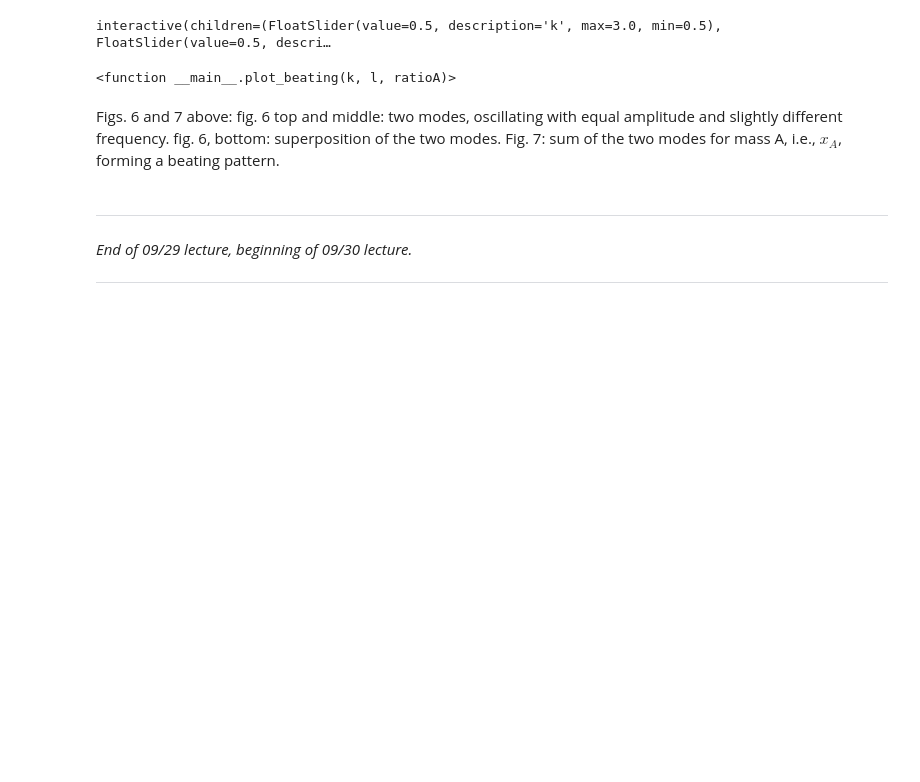
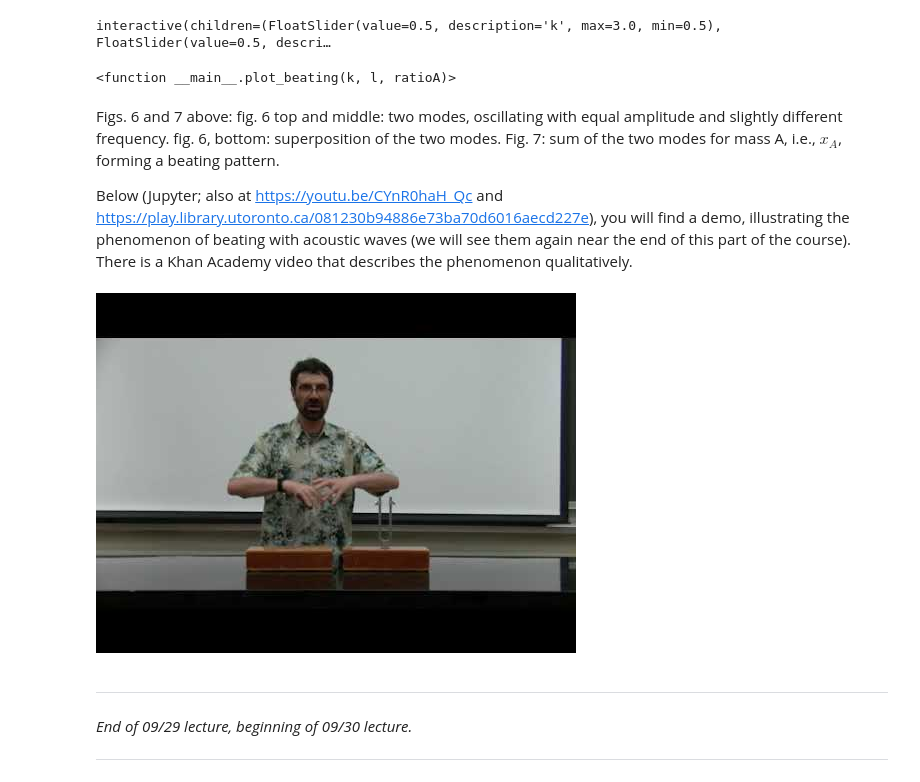
Before and after one commit to PHY293-Grisouard/Chapters-2020, a Jupyter notebook: C04 - Coupled Oscillators/C04-Coupling.ipynb, the cells around one changed output. Drawn from its saved outputs; the diff is of its cells as text; code cells hidden in the pictures; blank space fills up the shorter version.

```diff
--- a/C04 - Coupled Oscillators/C04-Coupling.ipynb
+++ b/C04 - Coupled Oscillators/C04-Coupling.ipynb
@@ -480,6 +480,13 @@ interactive(children=(FloatSlider(value=0.5, description='k', max=3.0, min=0.5),
 <function __main__.plot_beating(k, l, ratioA)>
 # %% [markdown]
 Figs. 6 and 7 above: fig. 6 top and middle: two modes, oscillating with equal amplitude and slightly different frequency. fig. 6, bottom: superposition of the two modes. Fig. 7: sum of the two modes for mass A, i.e., $x_A$, forming a beating pattern.
+
+Below (Jupyter; also at https://youtu.be/CYnR0haH_Qc and https://play.library.utoronto.ca/081230b94886e73ba70d6016aecd227e), you will find a demo, illustrating the phenomenon of beating with acoustic waves (we will see them again near the end of this part of the course).
+There is a Khan Academy video that describes the phenomenon qualitatively.
+# %%
+YouTubeVideo('CYnR0haH_Qc', width=560, height=315)
+# %% [output]
+[figure, added]
 # %% [markdown]
 ***
 
```
Also changed, not shown: parts of 5 cells of this notebook.
